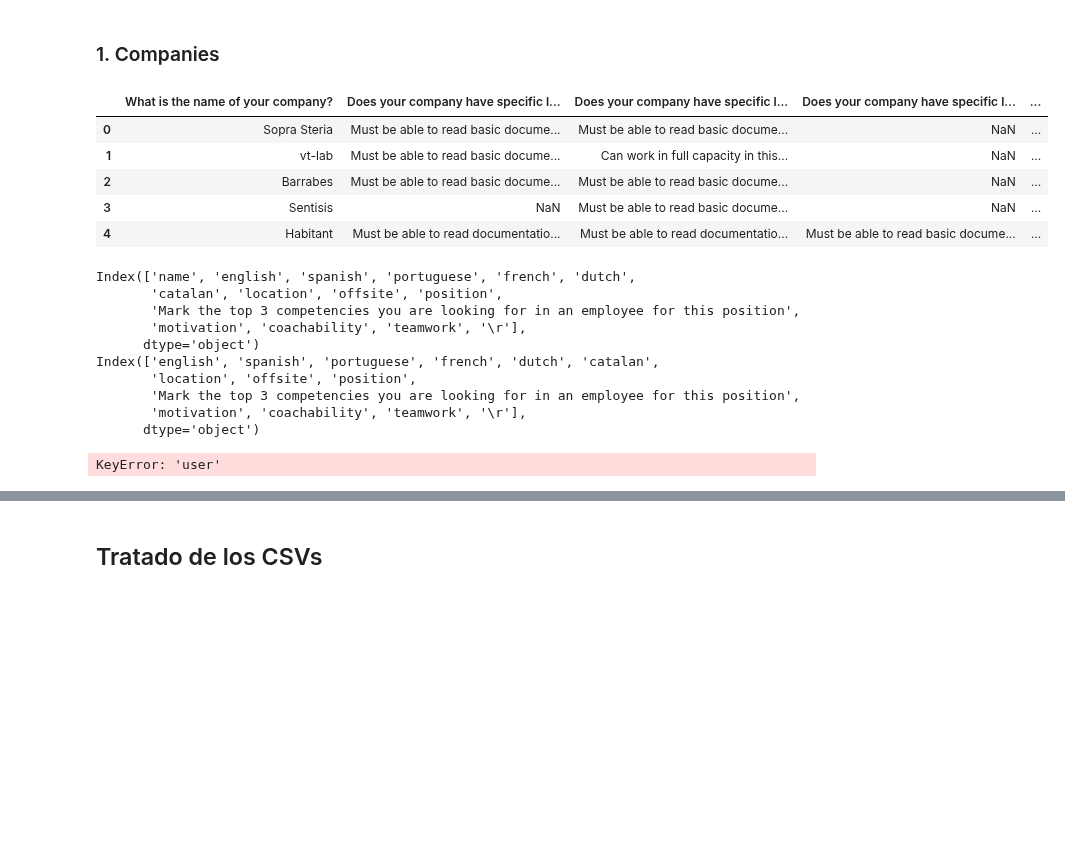
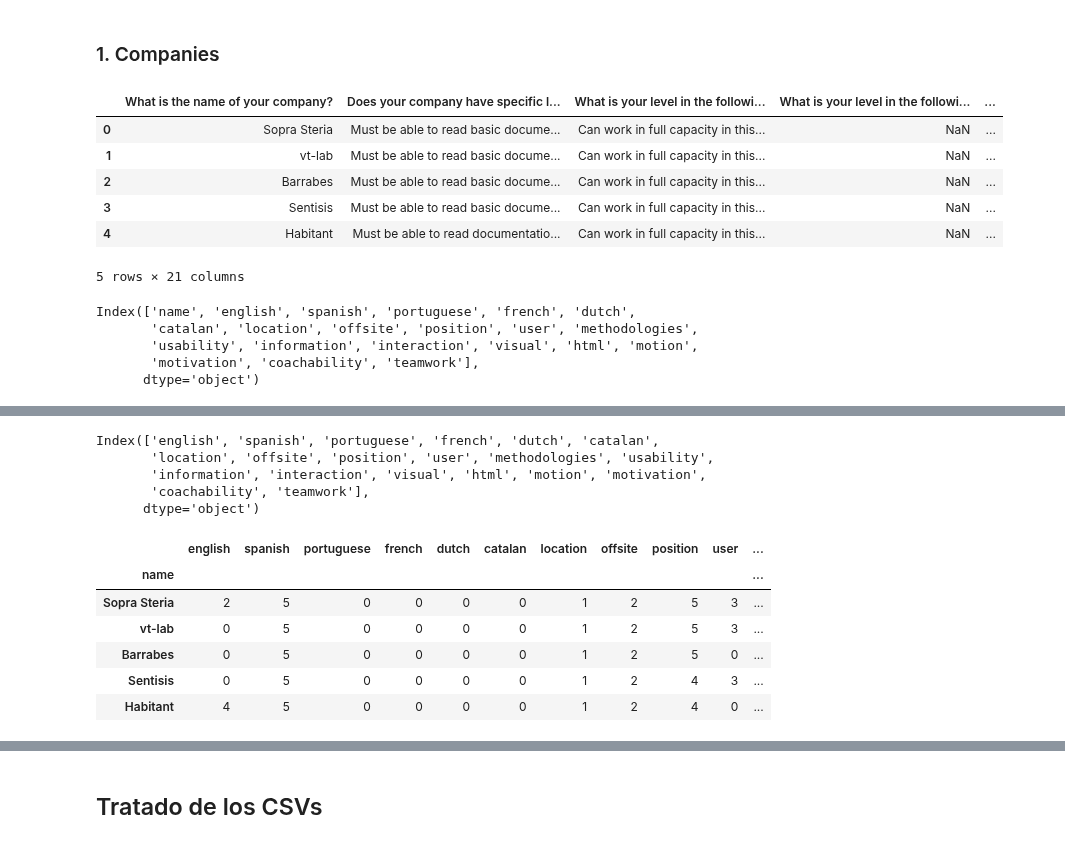
Before and after one commit to albertogcmr/hiring-week-IH-tinder-matching, a Jupyter notebook: matching-uxui.ipynb, the cells around one changed output, grey strips where cells are left out. Drawn from its saved outputs; the diff is of its cells as text; code cells hidden in the pictures; blank space fills up the shorter version.

```diff
--- a/matching-uxui.ipynb
+++ b/matching-uxui.ipynb
@@ -183,34 +177,29 @@ def translate_csv(path, dic):
 # %%
 # COMPANIES_ENCUESTAS_CSV = './encuestas/Web - Ironhack Matchmaking Company Form (Responses) - Form Responses 1.csv'
 
 # BNC web-day1
 # COMPANIES_ENCUESTAS_CSV = './encuestas/Web - Ironhack Matchmaking Company Form (Responses) - 11APRWEB.csv'
 
 # BNC web-day2
-COMPANIES_ENCUESTAS_CSV = './encuestas/HIRING FAIR APR 2019 MATCHMAKING - UX COMPANIES .csv'
+COMPANIES_ENCUESTAS_CSV = './encuestas/HIRING FAIR APR 2019 MATCHMAKING - albertogcmr - UX COMPANIES .csv'
 
 companies_enc = translate_csv(path=COMPANIES_ENCUESTAS_CSV, dic=DIC_COMPANIES)
 display(companies_enc.head(5))
 # display(companies_enc.dtypes)
 COMPANIES_CLEAN_CSV = './encuestas/companies.csv'
 companies_enc.to_csv(COMPANIES_CLEAN_CSV, index=True)
 
 # companies_enc.columns
 # %% [output]
-|  | What is the name of your company? | Does your company have specific l... | Does your company have specific l... | Does your company have specific l... | ... |
-| 0 | Sopra Steria | Must be able to read basic docume... | Must be able to read basic docume... | NaN | ... |
+|  | What is the name of your company? | Does your company have specific l... | What is your level in the followi... | What is your level in the followi... | ... |
+| 0 | Sopra Steria | Must be able to read basic docume... | Can work in full capacity in this... | NaN | ... |
 | 1 | vt-lab | Must be able to read basic docume... | Can work in full capacity in this... | NaN | ... |
-| 2 | Barrabes | Must be able to read basic docume... | Must be able to read basic docume... | NaN | ... |
-| 3 | Sentisis | NaN | Must be able to read basic docume... | NaN | ... |
-| 4 | Habitant | Must be able to read documentatio... | Must be able to read documentatio... | Must be able to read basic docume... | ... |
+| 2 | Barrabes | Must be able to read basic docume... | Can work in full capacity in this... | NaN | ... |
+| 3 | Sentisis | Must be able to read basic docume... | Can work in full capacity in this... | NaN | ... |
+| 4 | Habitant | Must be able to read documentatio... | Can work in full capacity in this... | NaN | ... |
-Index(['name', 'english', 'spanish', 'portuguese', 'french', 'dutch',
-       'catalan', 'location', 'offsite', 'position',
-       'Mark the top 3 competencies you are looking for in an employee for this position',
-       'motivation', 'coachability', 'teamwork', '\r'],
-      dtype='object')
-Index(['english', 'spanish', 'portuguese', 'french', 'dutch', 'catalan',
-       'location', 'offsite', 'position',
-       'Mark the top 3 competencies you are looking for in an employee for this position',
-       'motivation', 'coachability', 'teamwork', '\r'],
-      dtype='object')
+5 rows × 21 columns
-KeyError: 'user'
+Index(['name', 'english', 'spanish', 'portuguese', 'french', 'dutch',
+       'catalan', 'location', 'offsite', 'position', 'user', 'methodologies',
+       'usability', 'information', 'interaction', 'visual', 'html', 'motion',
+       'motivation', 'coachability', 'teamwork'],
+      dtype='object')
@@ -217,3 +213,15 @@ KeyError: 'user'
+Index(['english', 'spanish', 'portuguese', 'french', 'dutch', 'catalan',
+       'location', 'offsite', 'position', 'user', 'methodologies', 'usability',
+       'information', 'interaction', 'visual', 'html', 'motion', 'motivation',
+       'coachability', 'teamwork'],
+      dtype='object')
+|  | english | spanish | portuguese | french | dutch | catalan | location | offsite | position | user | ... |
+| name |  |  |  |  |  |  |  |  |  |  | ... |
+| Sopra Steria | 2 | 5 | 0 | 0 | 0 | 0 | 1 | 2 | 5 | 3 | ... |
+| vt-lab | 0 | 5 | 0 | 0 | 0 | 0 | 1 | 2 | 5 | 3 | ... |
+| Barrabes | 0 | 5 | 0 | 0 | 0 | 0 | 1 | 2 | 5 | 0 | ... |
+| Sentisis | 0 | 5 | 0 | 0 | 0 | 0 | 1 | 2 | 4 | 3 | ... |
+| Habitant | 4 | 5 | 0 | 0 | 0 | 0 | 1 | 2 | 4 | 0 | ... |
 # %%
 # list(companies_enc.loc['Company ALL MAX']), list(companies_enc.loc['Company ALL MIN'])
 # %%
```
Also changed, not shown: parts of 20 cells of this notebook, 7 other files.
